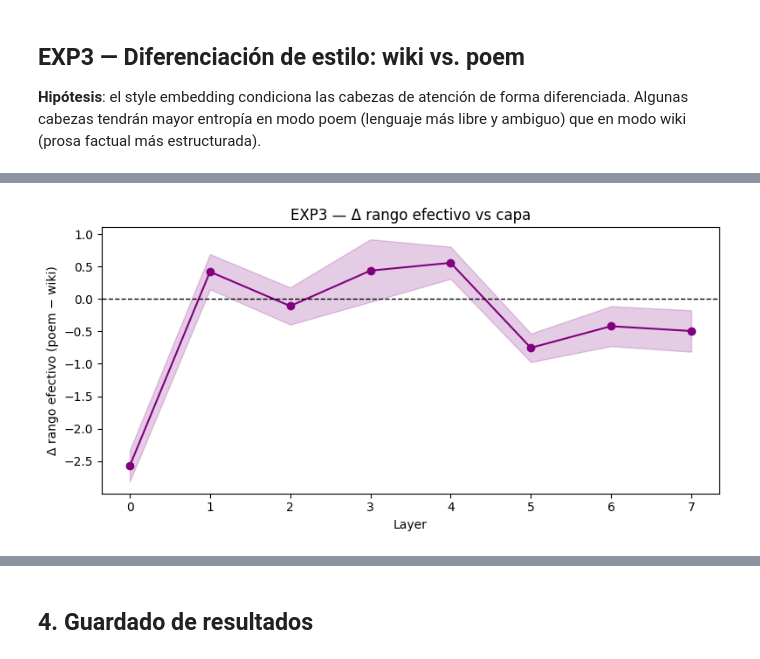
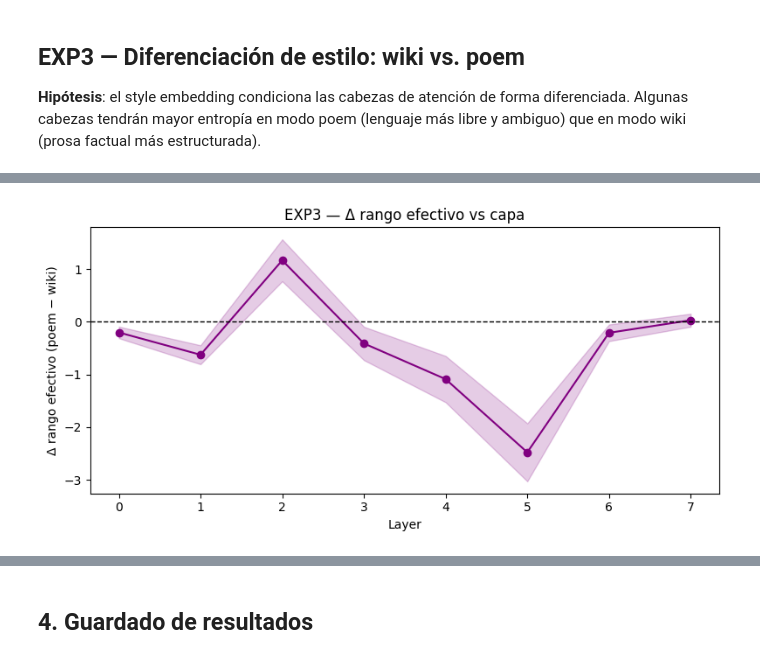
Before and after one commit to caro370/INSO_TFG, a Jupyter notebook: experiments/notebooks/01_analysis_pipeline.ipynb, the cells around one changed output, grey strips where cells are left out. Saved outputs shown, nothing was run; the diff lists cells and outputs as text; code cells hidden in the pictures.

```diff
--- a/experiments/notebooks/01_analysis_pipeline.ipynb
+++ b/experiments/notebooks/01_analysis_pipeline.ipynb
@@ -222,7 +235,7 @@ distintas entre texto coherente y ruido i.i.d.
 set_seed(123)
 
 sense_metrics, rand_metrics = [], []
-for t in TEXTS_EXP1:
+for t in TEXTS_EXP1_EXP2:
     ids_sense = build_ids(t, STYLE_WIKI, MAX_LEN)
     ids_rand  = make_variants(ids_sense, vocab_size=VOCAB_SIZE,
                                prefix_len=PREFIX_LEN, seed=123)["random_iid"]
@@ -236,5 +249,3 @@ for t in TEXTS_EXP1:
 
     sense_metrics.append(m_s)
     rand_metrics.append(m_r)
-
-print("EXP2 calculado.")
@@ -296,16 +307,26 @@ diferenciada. Algunas cabezas tendrán mayor entropía en modo poem (lenguaje m
 libre y ambiguo) que en modo wiki (prosa factual más estructurada).
 # %%
 TEXTS_EXP3 = [
-    "La noche cae sobre la ciudad y el silencio recorre las calles como un río lento.",
-    "En el jardín, las sombras se alargan y el viento escribe signos en la hierba.",
-    "Las antiguas bibliotecas guardan la memoria del mundo en páginas gastadas por el tiempo.",
-    "La ciencia avanza con hipótesis y pruebas, construyendo modelos que explican lo observable.",
-    "El mar respira en la orilla mientras la luna tiembla sobre la espuma.",
-    "Las montañas recortan el horizonte y la luz de la tarde se derrama en los valles.",
-    "En los mercados, las voces se mezclan con olores de fruta y especias bajo el sol.",
-    "La historia de una nación se teje con guerras, acuerdos, migraciones y cultura.",
-    "En la penumbra, una lámpara dibuja círculos dorados y los recuerdos vuelven despacio.",
-    "El lenguaje crea mundos: nombra lo ausente, ordena lo real y sugiere lo imposible.",
+    "El agua cubre aproximadamente el setenta por ciento de la superficie terrestre.",
+    "La ciudad de Toledo se encuentra situada en el centro de la península ibérica.",
+    "Los árboles crecen absorbiendo dióxido de carbono y liberando oxígeno al ambiente.",
+    "El tiempo meteorológico varía en función de la presión atmosférica y la temperatura.",
+    "Los ríos transportan sedimentos desde las montañas hasta el mar a lo largo de su recorrido.",
+    "El hierro es uno de los metales más abundantes en la corteza terrestre.",
+    "Los pájaros construyen nidos para proteger sus huevos durante el periodo de incubación.",
+    "La luna completa una órbita alrededor de la Tierra aproximadamente cada veintinueve días.",
+    "El fuego necesita oxígeno, combustible y calor para mantenerse encendido.",
+    "Los desiertos reciben menos de doscientos cincuenta milímetros de precipitación al año.",
+    "El sonido viaja a mayor velocidad en sólidos que en gases debido a la densidad del medio.",
+    "Las estaciones del año están causadas por la inclinación del eje de la Tierra respecto al Sol.",
+    "El corazón humano bombea sangre a través del cuerpo mediante contracciones rítmicas.",
+    "La sal se obtiene principalmente mediante la evaporación del agua del mar.",
+    "Los peces respiran mediante branquias que extraen el oxígeno disuelto en el agua.",
+    "Las nubes se forman cuando el vapor de agua se condensa alrededor de partículas en suspensión.",
+    "El viento es el movimiento de masas de aire causado por diferencias de presión atmosférica.",
+    "Los metales conducen la electricidad porque tienen electrones libres que pueden moverse fácilmente.",
+    "El papel se fabrica a partir de fibras de celulosa obtenidas principalmente de la madera.",
+    "Las mareas son provocadas por la atracción gravitacional de la Luna y el Sol sobre los océanos.",
 ]
 
 set_seed(42)
@@ -316,5 +337,3 @@ for t in TEXTS_EXP3:
     _, mp = capture_text(t, STYLE_POEM, MAX_LEN)
     wiki_metrics.append(mw)
     poem_metrics.append(mp)
-
-print("EXP3 calculado.")
@@ -337,22 +340,24 @@ plt.show()
 # %%
 #  Δ rango efectivo vs capa
 wiki_er = stack_metric(wiki_metrics, "A_effective_rank")
 poem_er = stack_metric(poem_metrics, "A_effective_rank")
 
 ER_wiki = np.nanmean(wiki_er, axis=2)   # (N, L)
 ER_poem = np.nanmean(poem_er, axis=2)
 
 delta = ER_poem - ER_wiki
 mu    = np.nanmean(delta, axis=0)       # (L,)
 sd    = np.nanstd(delta,  axis=0)
 
 layers = np.arange(len(mu))
 fig, ax = plt.subplots(figsize=(8, 4))
 ax.plot(layers, mu, marker="o", color="purple")
 ax.fill_between(layers, mu - sd, mu + sd, alpha=0.2, color="purple")
 ax.axhline(0.0, linestyle="--", linewidth=1, color="black")
 ax.set_xlabel("Layer"); ax.set_ylabel("Δ rango efectivo (poem − wiki)")
 ax.set_title("EXP3 — Δ rango efectivo vs capa")
-plt.tight_layout(); plt.show()
+plt.tight_layout();
+plt.savefig("resultados_analisis/exp3_rango_efectivo.png", dpi=120, bbox_inches="tight")
+plt.show()
 # %% [output]
-[figure, old version]
+[figure, new version]
```
Also changed, not shown: parts of 19 cells of this notebook, 8 other files.
